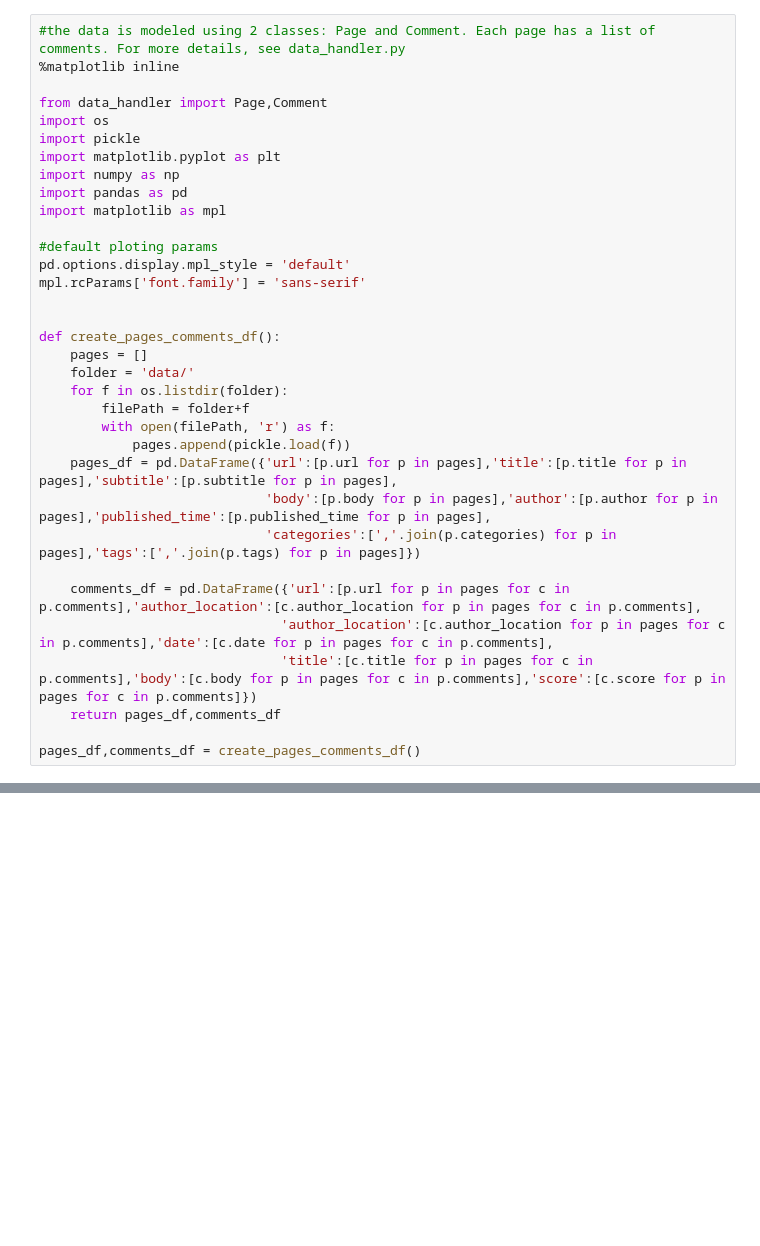
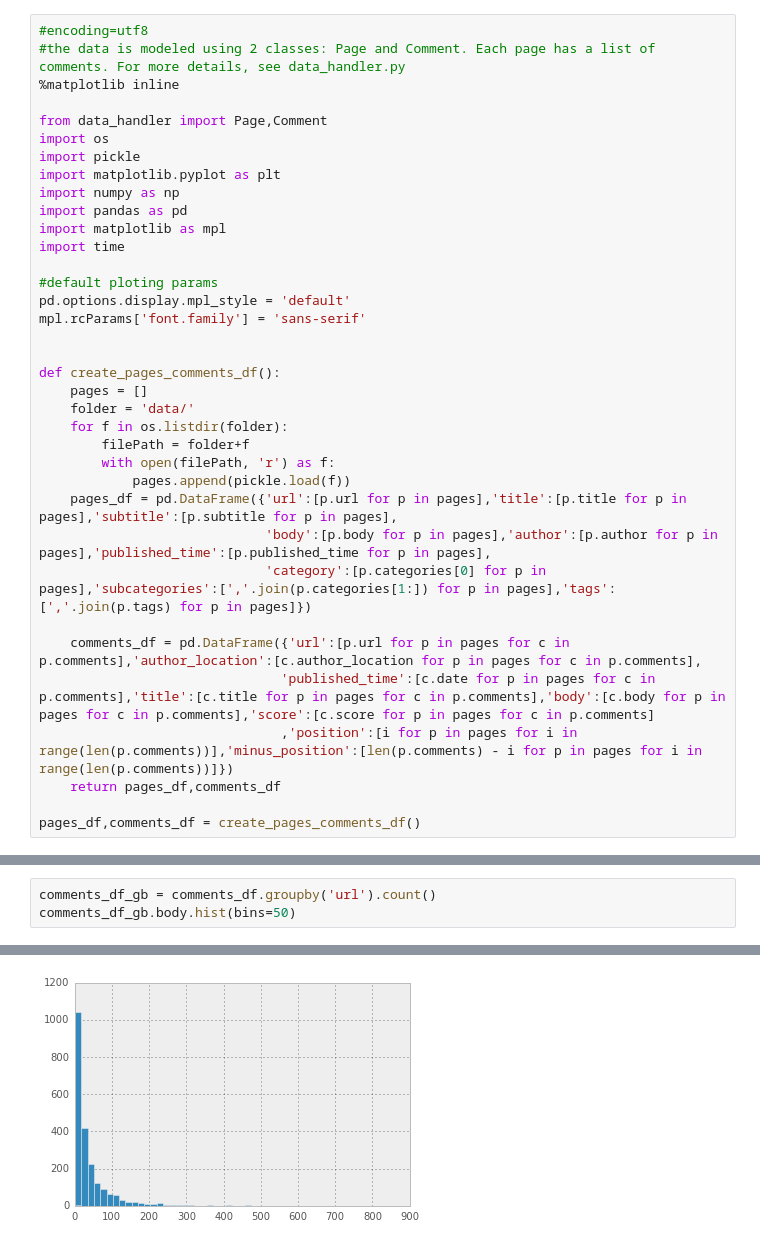
Before and after one commit to yonilev/ArticleComments, a Jupyter notebook: notebook.ipynb, the cells around one changed output, grey strips where cells are left out. Cells and saved outputs as stored; diff of their text form; blank space fills up the shorter version.

```diff
--- a/notebook.ipynb
+++ b/notebook.ipynb
@@ -1,4 +1,5 @@
 # %%
+#encoding=utf8
 #the data is modeled using 2 classes: Page and Comment. Each page has a list of comments. For more details, see data_handler.py
 %matplotlib inline
 
@@ -9,6 +10,7 @@ import matplotlib.pyplot as plt
 import numpy as np
 import pandas as pd
 import matplotlib as mpl
+import time
 
 #default ploting params
 pd.options.display.mpl_style = 'default'
@@ -24,11 +26,11 @@ def create_pages_comments_df():
             pages.append(pickle.load(f))
     pages_df = pd.DataFrame({'url':[p.url for p in pages],'title':[p.title for p in pages],'subtitle':[p.subtitle for p in pages],
                              'body':[p.body for p in pages],'author':[p.author for p in pages],'published_time':[p.published_time for p in pages],
-                             'categories':[','.join(p.categories) for p in pages],'tags':[','.join(p.tags) for p in pages]})
+                             'category':[p.categories[0] for p in pages],'subcategories':[','.join(p.categories[1:]) for p in pages],'tags':[','.join(p.tags) for p in pages]})
 
     comments_df = pd.DataFrame({'url':[p.url for p in pages for c in p.comments],'author_location':[c.author_location for p in pages for c in p.comments],
-                               'author_location':[c.author_location for p in pages for c in p.comments],'date':[c.date for p in pages for c in p.comments],
-                               'title':[c.title for p in pages for c in p.comments],'body':[c.body for p in pages for c in p.comments],'score':[c.score for p in pages for c in p.comments]})
+                               'published_time':[c.date for p in pages for c in p.comments],'title':[c.title for p in pages for c in p.comments],'body':[c.body for p in pages for c in p.comments],'score':[c.score for p in pages for c in p.comments]
+                               ,'position':[i for p in pages for i in range(len(p.comments))],'minus_position':[len(p.comments) - i for p in pages for i in range(len(p.comments))]})
     return pages_df,comments_df
 
 pages_df,comments_df = create_pages_comments_df()
@@ -38,0 +47,4 @@ comments_df2.score.mean()
+# %%
+comments_df_gb = comments_df.groupby('url').count()
+comments_df_gb.body.hist(bins=50)
+# %% [output]
@@ -38,0 +52 @@ comments_df2.score.mean()
+[figure, added]
```
Also changed, not shown: parts of 18 cells of this notebook, 8 other files.
